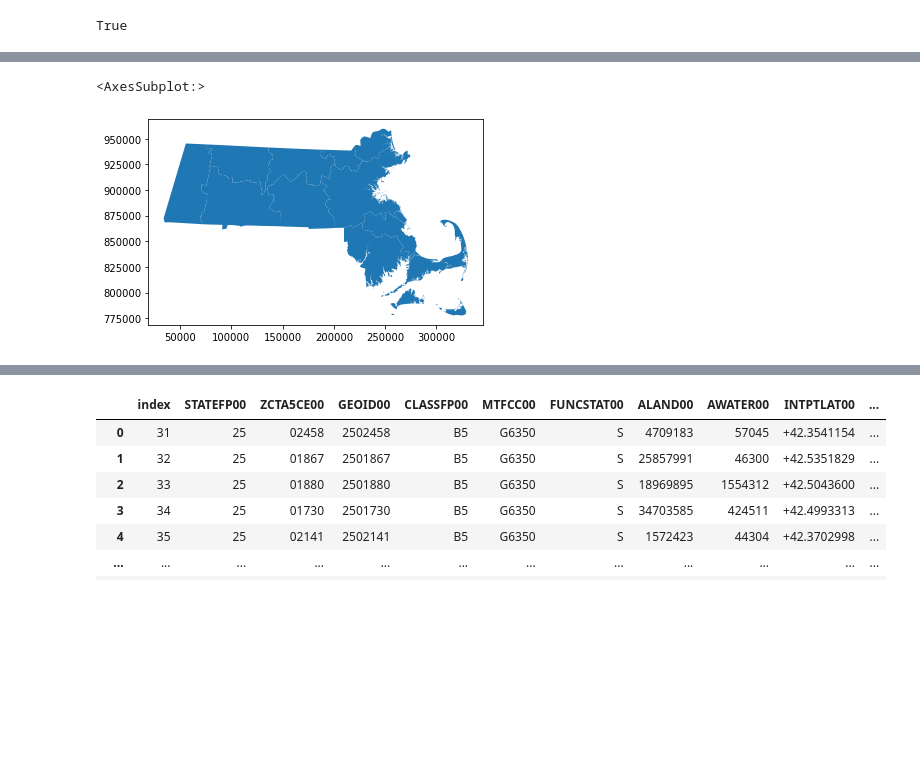
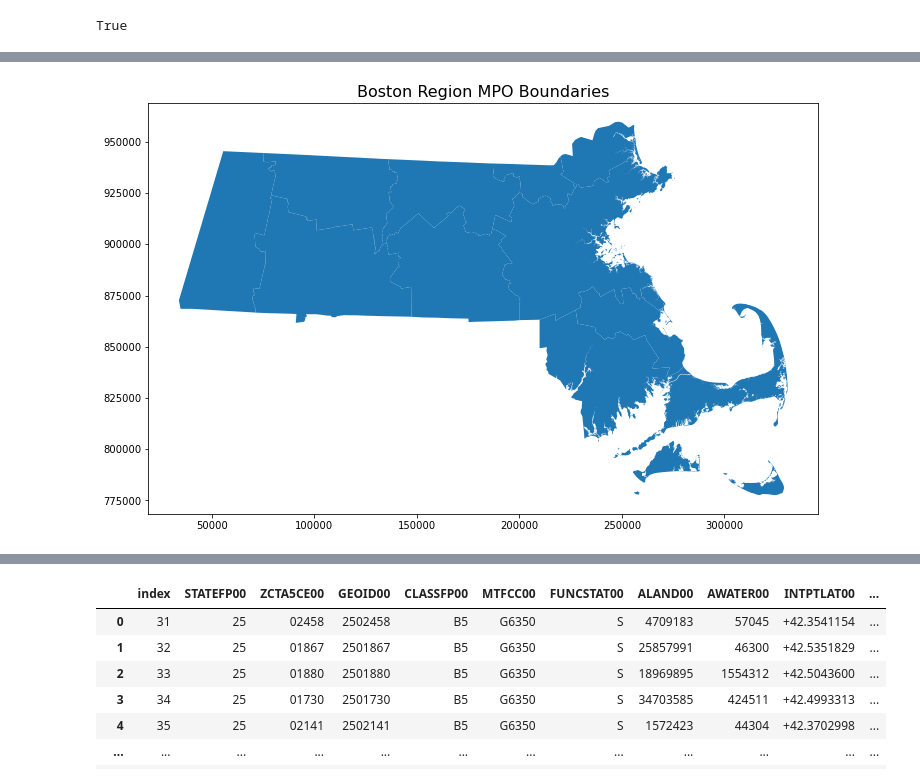
Before and after one commit to jcheng02/uep239-final-project, a Jupyter notebook: jcheng02_uep239_final_project.ipynb, the cells around one changed output, grey strips where cells are left out. Saved outputs shown, nothing was run; the diff lists cells and outputs as text; code cells hidden in the pictures; blank space fills up the shorter version.

```diff
--- a/jcheng02_uep239_final_project.ipynb
+++ b/jcheng02_uep239_final_project.ipynb
@@ -173,10 +176,11 @@ mpo
 # %%
 # Convert MPO CRS to EPSG 6491 and plot.
 mpo = mpo.to_crs('epsg:6491')
-mpo.plot()
+mpo.plot(figsize=(12,12))
+plt.title('Boston Region MPO Boundaries', fontsize=16)
+plt.show()
 # %% [output]
-<AxesSubplot:>
-[figure, old version]
+[figure, new version]
 # %%
 # Extract only Boston Region.
 boston_region = mpo.loc[mpo.MPO == 'Boston Region'].reset_index()
```
Also changed, not shown: parts of 19 cells of this notebook, 1 other file.
